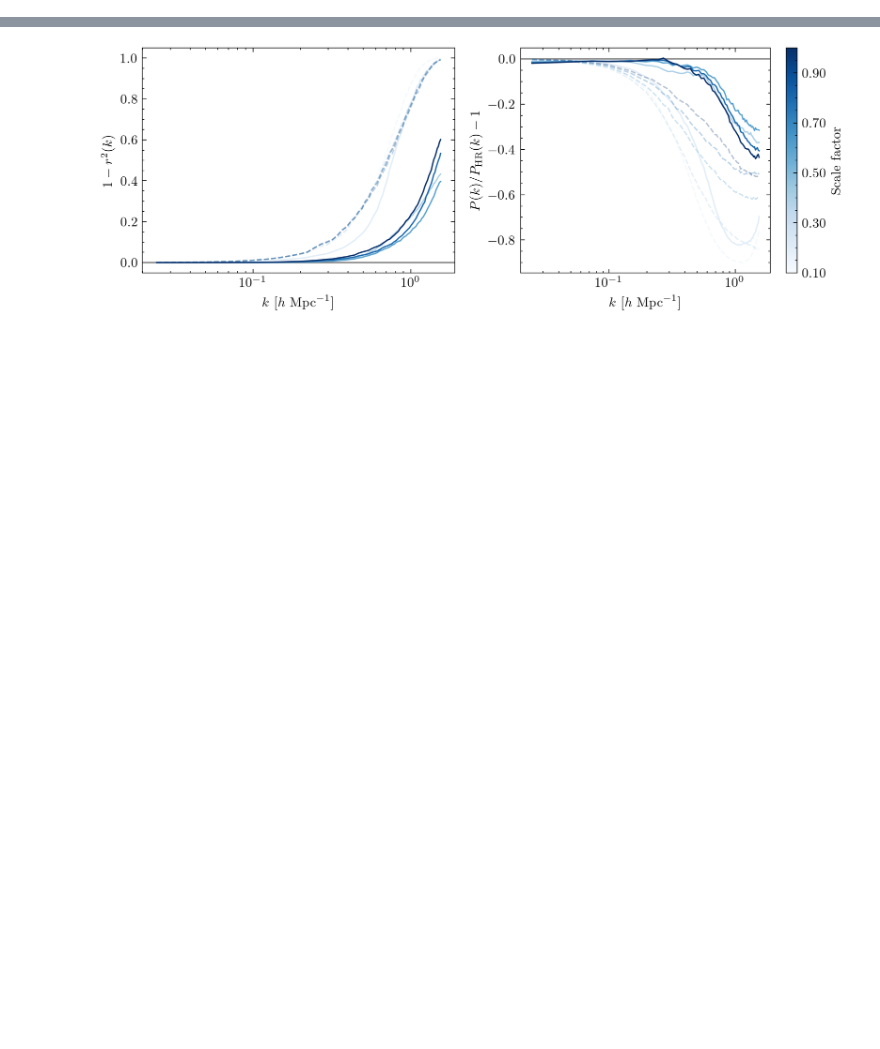
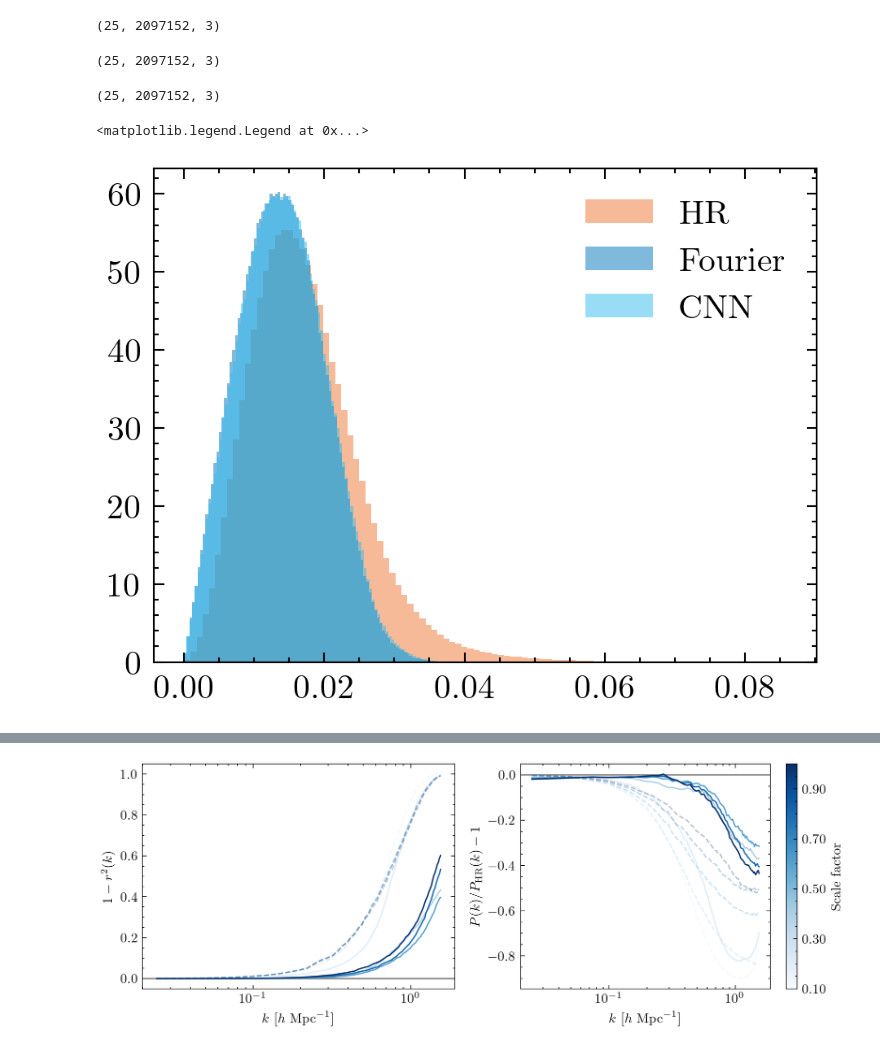
Before and after one commit to florpi/JaxPM, a Jupyter notebook: pm2nbody/notebooks/EDA_model.ipynb, the cells around one changed output, grey strips where cells are left out. Cells and saved outputs as stored; diff of their text form; code cells hidden in the pictures; blank space fills up the shorter version.

```diff
--- a/pm2nbody/notebooks/EDA_model.ipynb
+++ b/pm2nbody/notebooks/EDA_model.ipynb
@@ -335,0 +94,29 @@ for i, factor in enumerate(scale_factors):
+# %%
+def get_prediction_fn(neural_net, params, correction_type):
+    @jax.jit
+    def get_prediction(
+        pos_lr,
+        vel_lr,
+        scale_factors,
+    ):
+        pos_pm, vel_pm = odeint(
+            make_ode_fn(mesh_shape=(mesh_lr,mesh_lr,mesh_lr),
+                        add_correction=correction_type,
+                        model=neural_net),
+            [pos_lr[0], vel_lr[0]],
+            scale_factors,
+            cosmology,
+            params,
+            rtol=1e-5,
+            atol=1e-5,
+        )
+        return pos_pm, vel_pm
+    return get_prediction
+# %%
+pos_pred_fourier, vel_pred_fouier = get_prediction_fn(fourier_neural_net, fourier_params, config_fourier['type'])(
+    data['lr'].positions * mesh_lr,
+    data['lr'].velocities * mesh_lr,
+    scale_factors,
+)
+pos_hr = (data['hr'].positions * mesh_lr) % mesh_lr
+pos_pred_fourier = pos_pred_fourier % mesh_lr
@@ -335,0 +137,20 @@ for i, factor in enumerate(scale_factors):
+# %%
+vel_pred.shape
+# %% [output]
+(25, 2097152, 3)
+# %%
+vel_pred_fouier.shape
+# %% [output]
+(25, 2097152, 3)
+# %%
+data['hr'].velocities.shape
+# %% [output]
+(25, 2097152, 3)
+# %%
+_ = plt.hist(np.sqrt(np.sum(data['hr'].velocities[-1]**2, axis=-1).flatten()), bins=100, label='HR', alpha=0.5, density=True)
+_ = plt.hist(np.sqrt(np.sum(vel_pred_fouier[-1]/mesh_lr**2, axis=-1).flatten()), bins=100, label='Fourier', alpha=0.5, density=True)
+_ = plt.hist(np.sqrt(np.sum(vel_pred[-1]/mesh_lr**2, axis=-1).flatten()), bins=100, label='CNN', alpha=0.5, density=True)
+plt.legend()
+# %% [output]
+<matplotlib.legend.Legend at 0x...>
+[figure, added]
```
Also changed, not shown: parts of 48 cells of this notebook, 2 other files.
